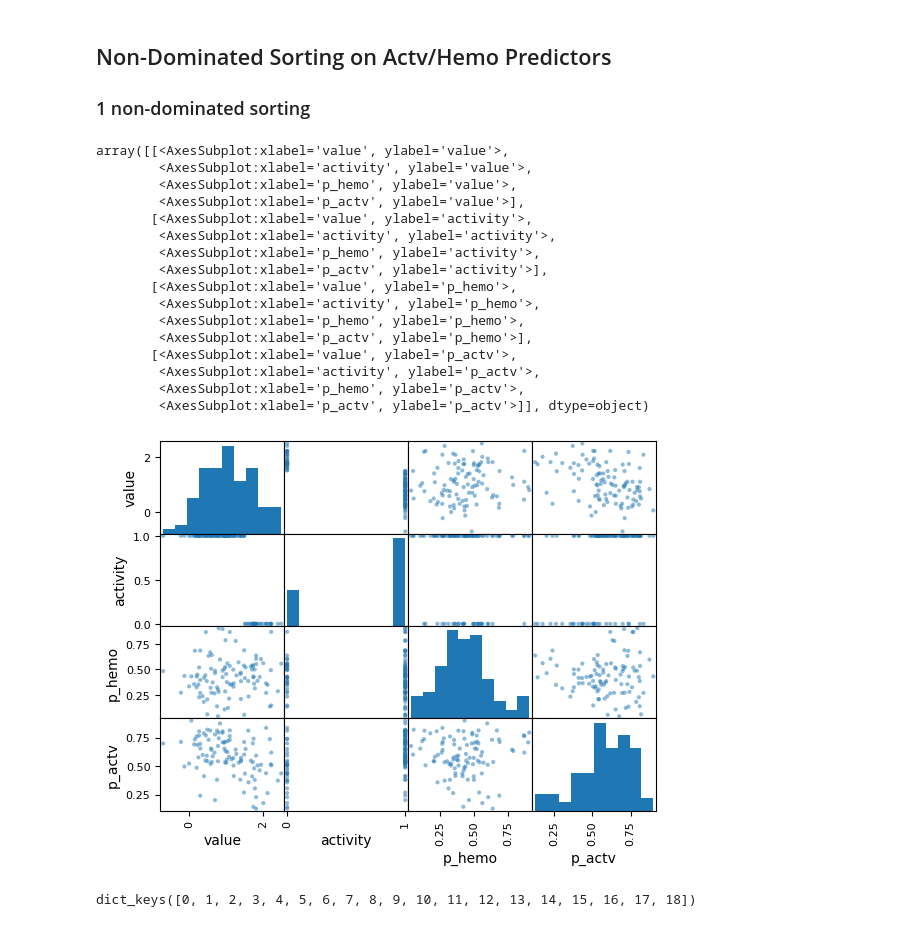
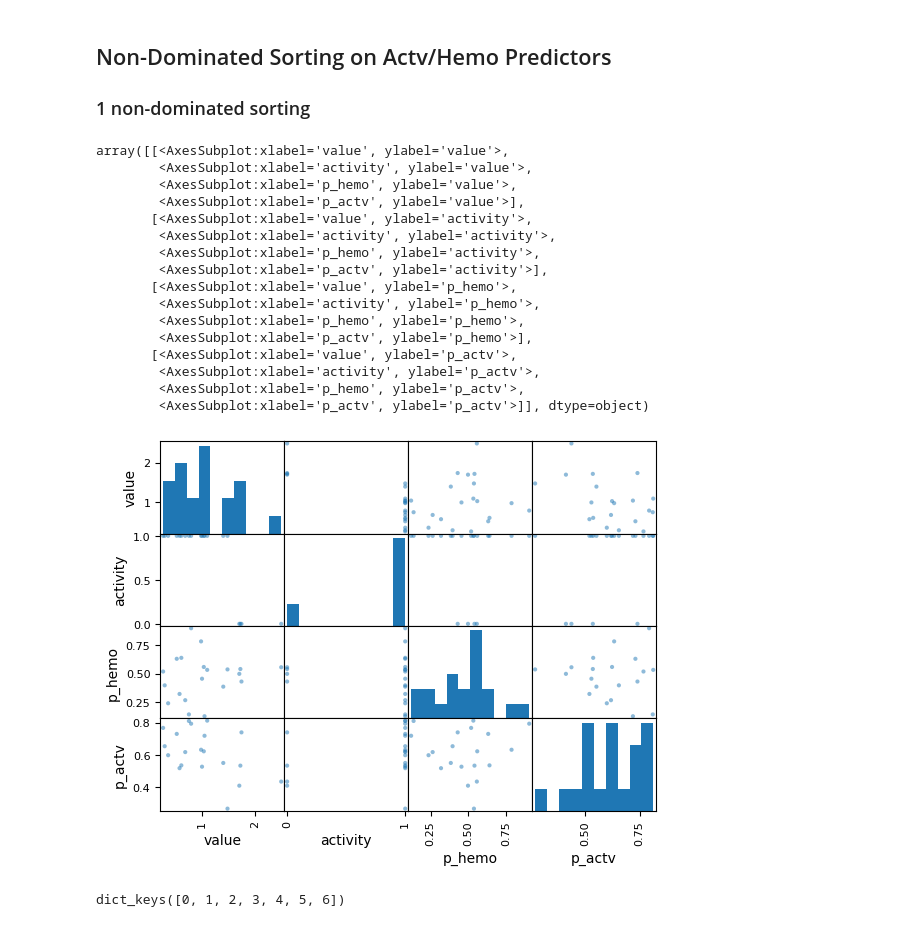
Before and after one commit to ulamaca/ddmopd, a Jupyter notebook: notebook/1_nondominating_sorting copy.ipynb, the cells around one changed output. Saved outputs shown, nothing was run; the diff lists cells and outputs as text; code cells hidden in the pictures.

```diff
--- a/notebook/1_nondominating_sorting copy.ipynb
+++ b/notebook/1_nondominating_sorting copy.ipynb
@@ -14,26 +14,26 @@ import seaborn as sns
 data_path = '/home/ulamaca/projects/14_ngs2_mo_pep_opt/assets/processed/mic_data_rf_scored.csv'
 df = pd.read_csv(data_path)
 # %%
-df = df.sample(100, random_state=42)
+df = df.sample(20, random_state=42)
 pd.plotting.scatter_matrix(df)
 # %% [output]
 array([[<AxesSubplot:xlabel='value', ylabel='value'>,
         <AxesSubplot:xlabel='activity', ylabel='value'>,
         <AxesSubplot:xlabel='p_hemo', ylabel='value'>,
         <AxesSubplot:xlabel='p_actv', ylabel='value'>],
        [<AxesSubplot:xlabel='value', ylabel='activity'>,
         <AxesSubplot:xlabel='activity', ylabel='activity'>,
         <AxesSubplot:xlabel='p_hemo', ylabel='activity'>,
         <AxesSubplot:xlabel='p_actv', ylabel='activity'>],
        [<AxesSubplot:xlabel='value', ylabel='p_hemo'>,
         <AxesSubplot:xlabel='activity', ylabel='p_hemo'>,
         <AxesSubplot:xlabel='p_hemo', ylabel='p_hemo'>,
         <AxesSubplot:xlabel='p_actv', ylabel='p_hemo'>],
        [<AxesSubplot:xlabel='value', ylabel='p_actv'>,
         <AxesSubplot:xlabel='activity', ylabel='p_actv'>,
         <AxesSubplot:xlabel='p_hemo', ylabel='p_actv'>,
         <AxesSubplot:xlabel='p_actv', ylabel='p_actv'>]], dtype=object)
-[figure, old version]
+[figure, new version]
 # %%
 from dataclasses import dataclass
 
@@ -141,7 +141,7 @@ rankded_df = convert_front_dict_to_df(front_dict)
 # %%
 front_dict.keys()
 # %% [output]
-dict_keys([0, 1, 2, 3, 4, 5, 6, 7, 8, 9, 10, 11, 12, 13, 14, 15, 16, 17, 18])
+dict_keys([0, 1, 2, 3, 4, 5, 6])
 # %%
 rankded_df
 # %% [output]
```
Also changed, not shown: parts of 4 cells of this notebook, 3 other files.
